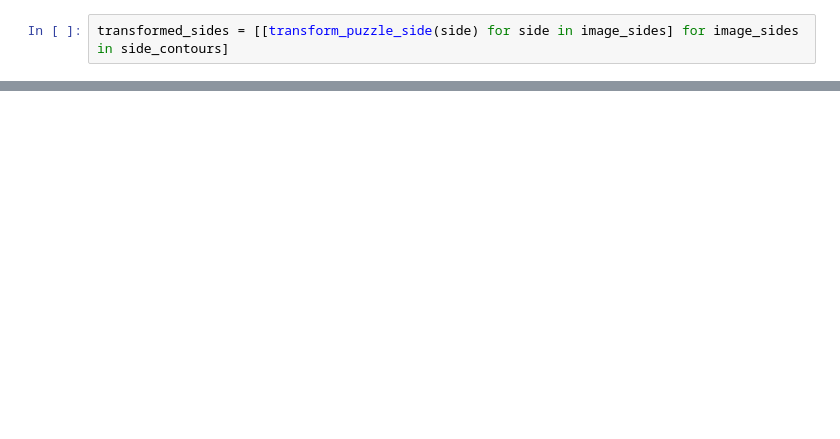
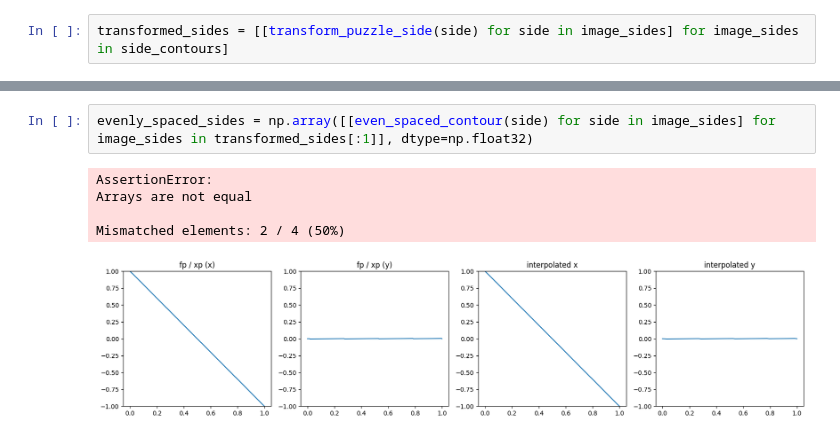
Before and after one commit to mamello-justice/computer-vision, a Jupyter notebook: Lab6/src/Lab 6.ipynb, the cells around one changed output, grey strips where cells are left out. Drawn from its saved outputs; the diff is of its cells as text; blank space fills up the shorter version.

```diff
--- a/Lab6/src/Lab 6.ipynb
+++ b/Lab6/src/Lab 6.ipynb
@@ -204,0 +267,8 @@ for i, idx in enumerate(drawn_images):
+# %%
+evenly_spaced_sides = np.array([[even_spaced_contour(side) for side in image_sides] for image_sides in transformed_sides[:1]], dtype=np.float32)
+# %% [output]
+AssertionError:
+Arrays are not equal
+
+Mismatched elements: 2 / 4 (50%)
+[figure, added]
```
Also changed, not shown: parts of 14 cells of this notebook.
